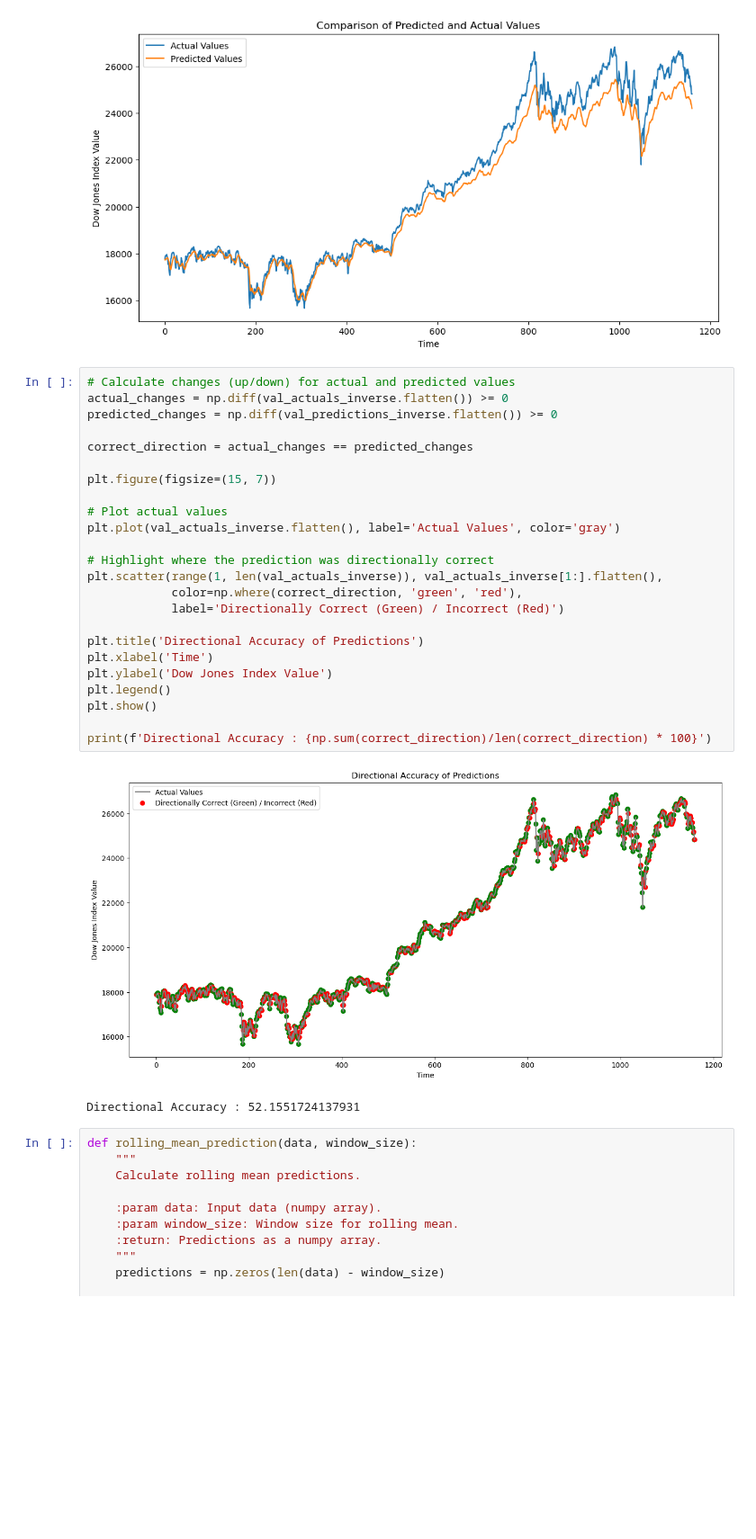
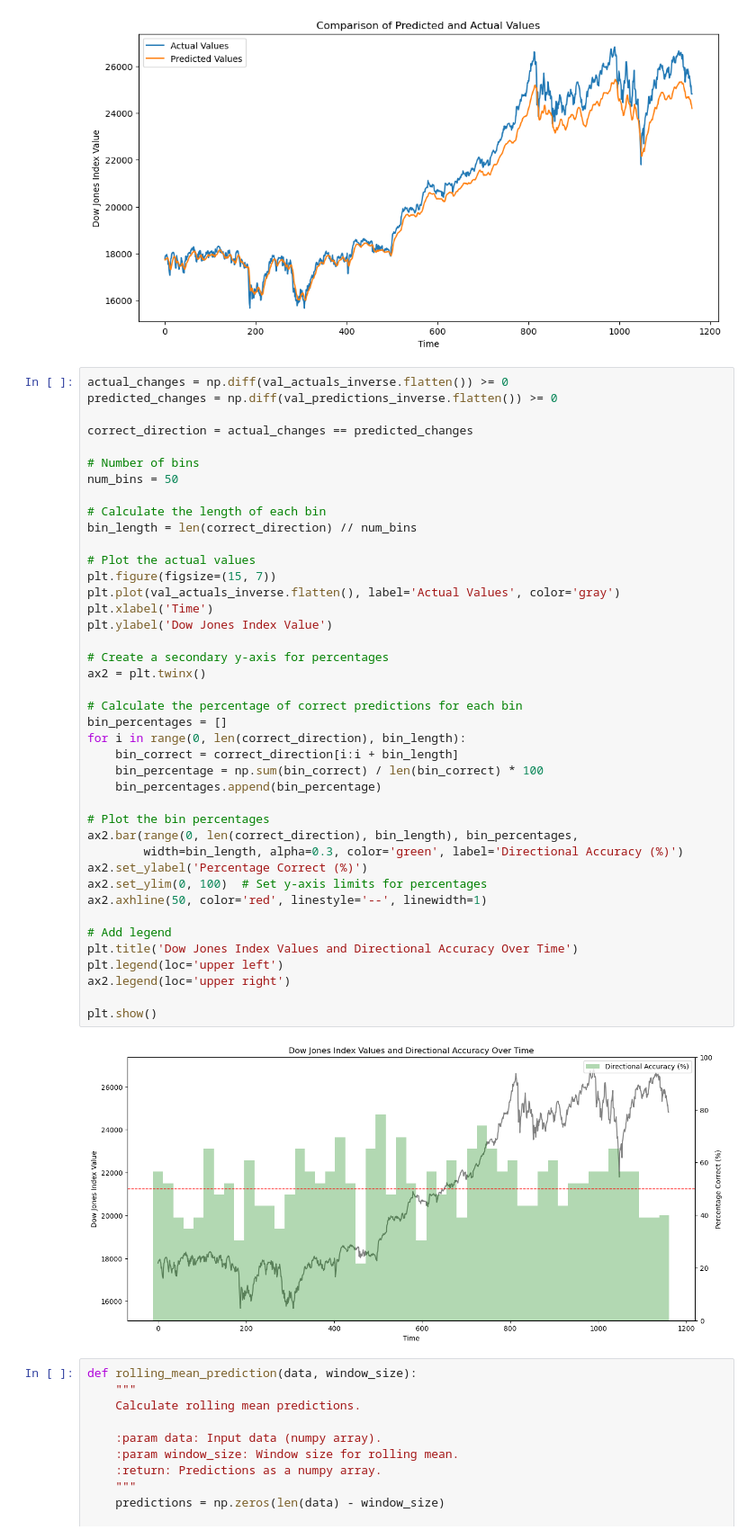
Before and after one commit to Looyyd/PytorchPractice, a Jupyter notebook: notebooks/stock_market.ipynb, the cells around one changed output. Shown: that part at 90% size. Cells and saved outputs as stored; diff of their text form; blank space fills up the shorter version.

Commit message:
better directional accuracy plot and model parameters in comparison

```diff
--- a/notebooks/stock_market.ipynb
+++ b/notebooks/stock_market.ipynb
@@ -249,32 +254,48 @@ plt.show()
 # %% [output]
 [figure]
 # %%
-# Calculate changes (up/down) for actual and predicted values
 actual_changes = np.diff(val_actuals_inverse.flatten()) >= 0
 predicted_changes = np.diff(val_predictions_inverse.flatten()) >= 0
 
 correct_direction = actual_changes == predicted_changes
 
+# Number of bins
+num_bins = 50
+
+# Calculate the length of each bin
+bin_length = len(correct_direction) // num_bins
+
+# Plot the actual values
 plt.figure(figsize=(15, 7))
-
-# Plot actual values
 plt.plot(val_actuals_inverse.flatten(), label='Actual Values', color='gray')
-
-# Highlight where the prediction was directionally correct
-plt.scatter(range(1, len(val_actuals_inverse)), val_actuals_inverse[1:].flatten(),
-            color=np.where(correct_direction, 'green', 'red'),
-            label='Directionally Correct (Green) / Incorrect (Red)')
-
-plt.title('Directional Accuracy of Predictions')
 plt.xlabel('Time')
 plt.ylabel('Dow Jones Index Value')
-plt.legend()
+
+# Create a secondary y-axis for percentages
+ax2 = plt.twinx()
+
+# Calculate the percentage of correct predictions for each bin
+bin_percentages = []
+for i in range(0, len(correct_direction), bin_length):
+    bin_correct = correct_direction[i:i + bin_length]
+    bin_percentage = np.sum(bin_correct) / len(bin_correct) * 100
+    bin_percentages.append(bin_percentage)
+
+# Plot the bin percentages
+ax2.bar(range(0, len(correct_direction), bin_length), bin_percentages,
+        width=bin_length, alpha=0.3, color='green', label='Directional Accuracy (%)')
+ax2.set_ylabel('Percentage Correct (%)')
+ax2.set_ylim(0, 100)  # Set y-axis limits for percentages
+ax2.axhline(50, color='red', linestyle='--', linewidth=1)
+
+# Add legend
+plt.title('Dow Jones Index Values and Directional Accuracy Over Time')
+plt.legend(loc='upper left')
+ax2.legend(loc='upper right')
+
 plt.show()
-
-print(f'Directional Accuracy : {np.sum(correct_direction)/len(correct_direction) * 100}')
 # %% [output]
-[figure, old version]
+[figure, new version]
-Directional Accuracy : 52.1551724137931
 # %%
 def rolling_mean_prediction(data, window_size):
     """
```
Also changed, not shown: parts of 2 cells of this notebook.
